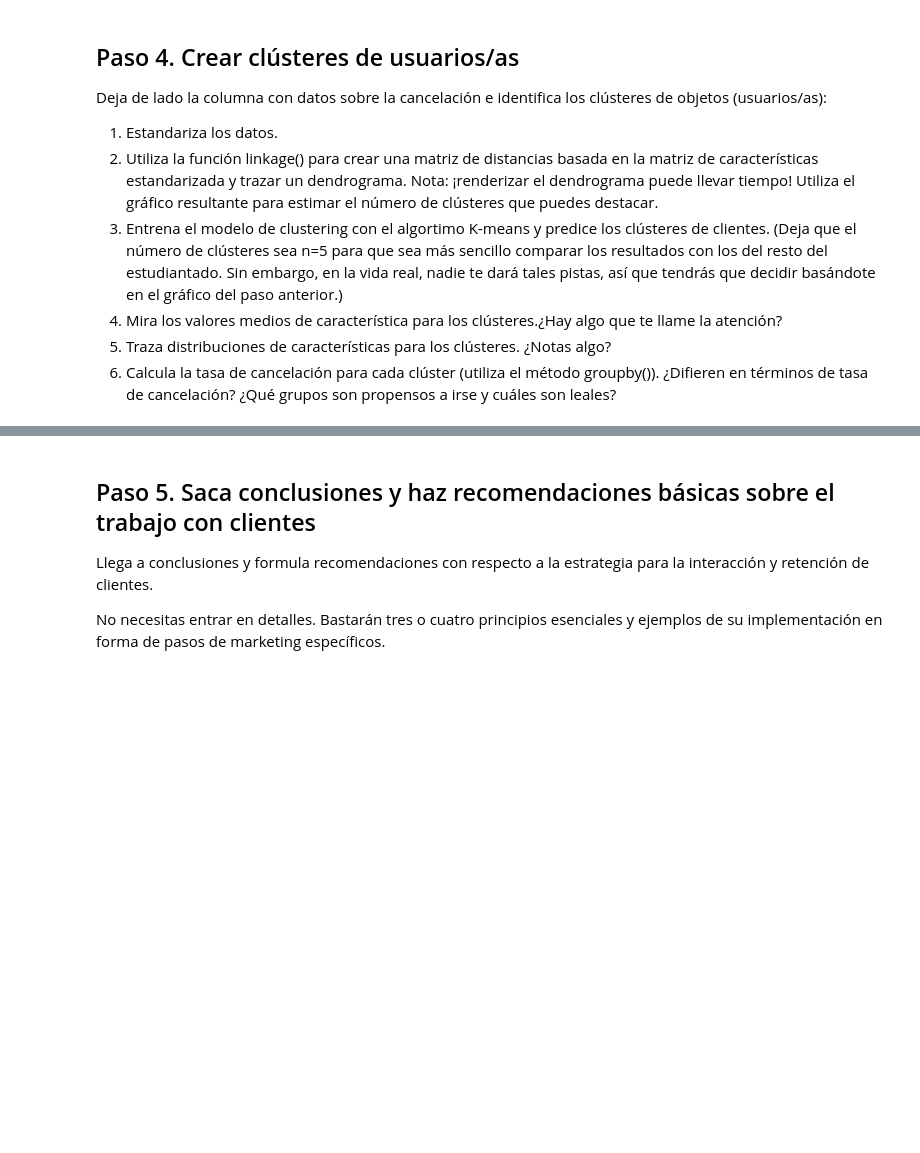
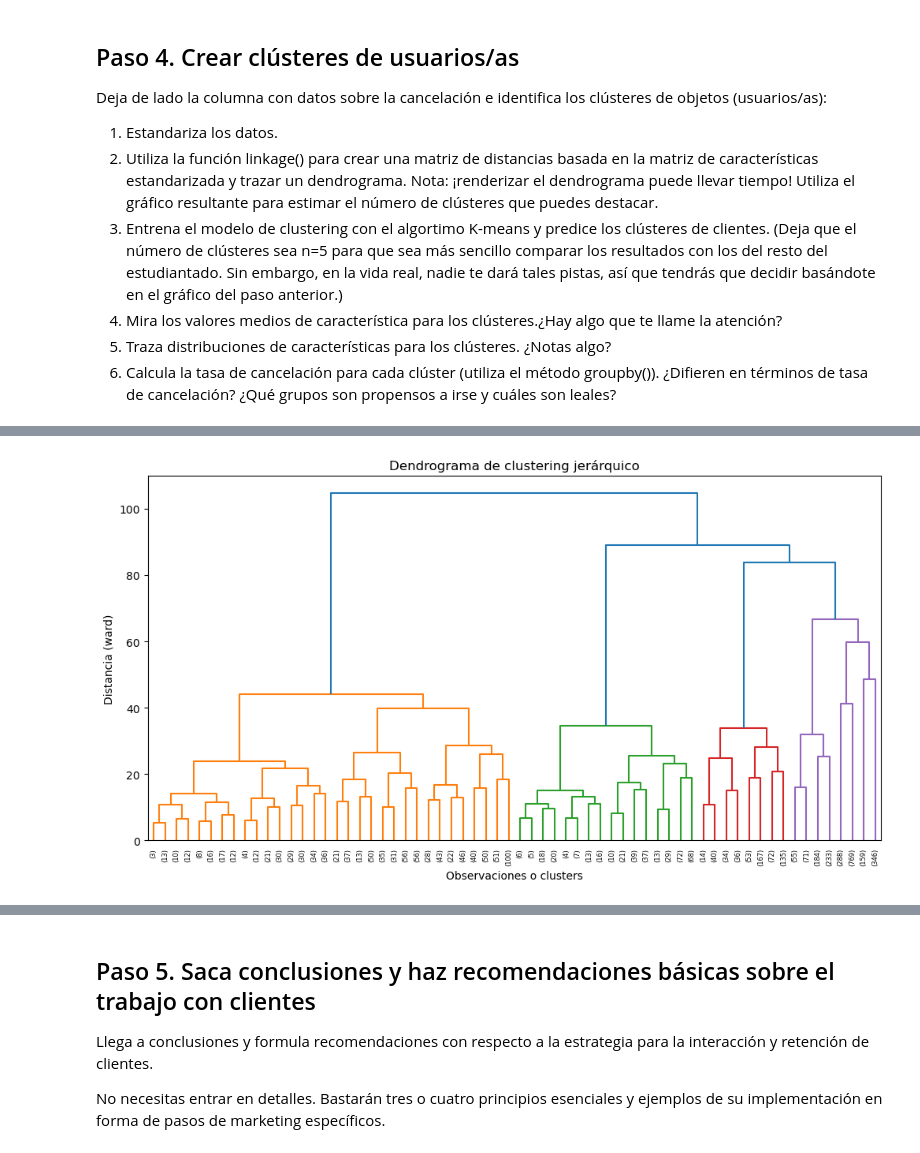
Before and after one commit to latostadorano/s_13, a Jupyter notebook: s13.ipynb, the cells around one changed output, grey strips where cells are left out. Drawn from its saved outputs; the diff is of its cells as text; code cells hidden in the pictures; blank space fills up the shorter version.

```diff
--- a/s13.ipynb
+++ b/s13.ipynb
@@ -456,0 +525,14 @@ Deja de lado la columna con datos sobre la cancelación e identifica los clúste
+# %%
+# --- 1. Crear matriz de enlace ---
+# "ward" minimiza la varianza intra-cluster (muy usado con datos escalados)
+Z = linkage(X_scaled, method='ward')
+
+# --- 2. Graficar dendrograma ---
+plt.figure(figsize=(12, 6))
+dendrogram(Z, truncate_mode='level', p=5)  # p controla cuántos niveles mostrar
+plt.title("Dendrograma de clustering jerárquico")
+plt.xlabel("Observaciones o clusters")
+plt.ylabel("Distancia (ward)")
+plt.show()
+# %% [output]
+[figure, added]
```
Also changed, not shown: parts of 12 cells of this notebook.
